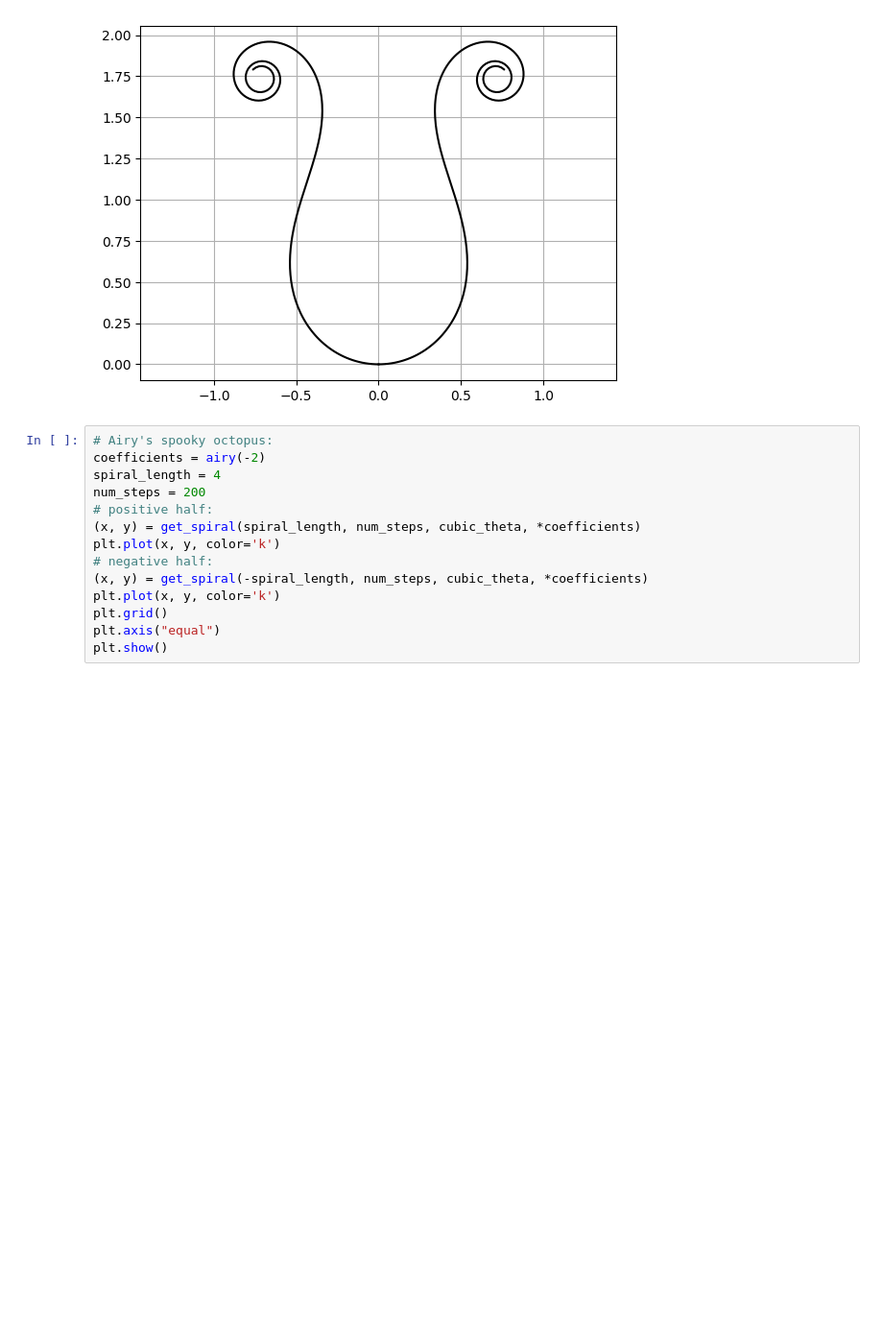
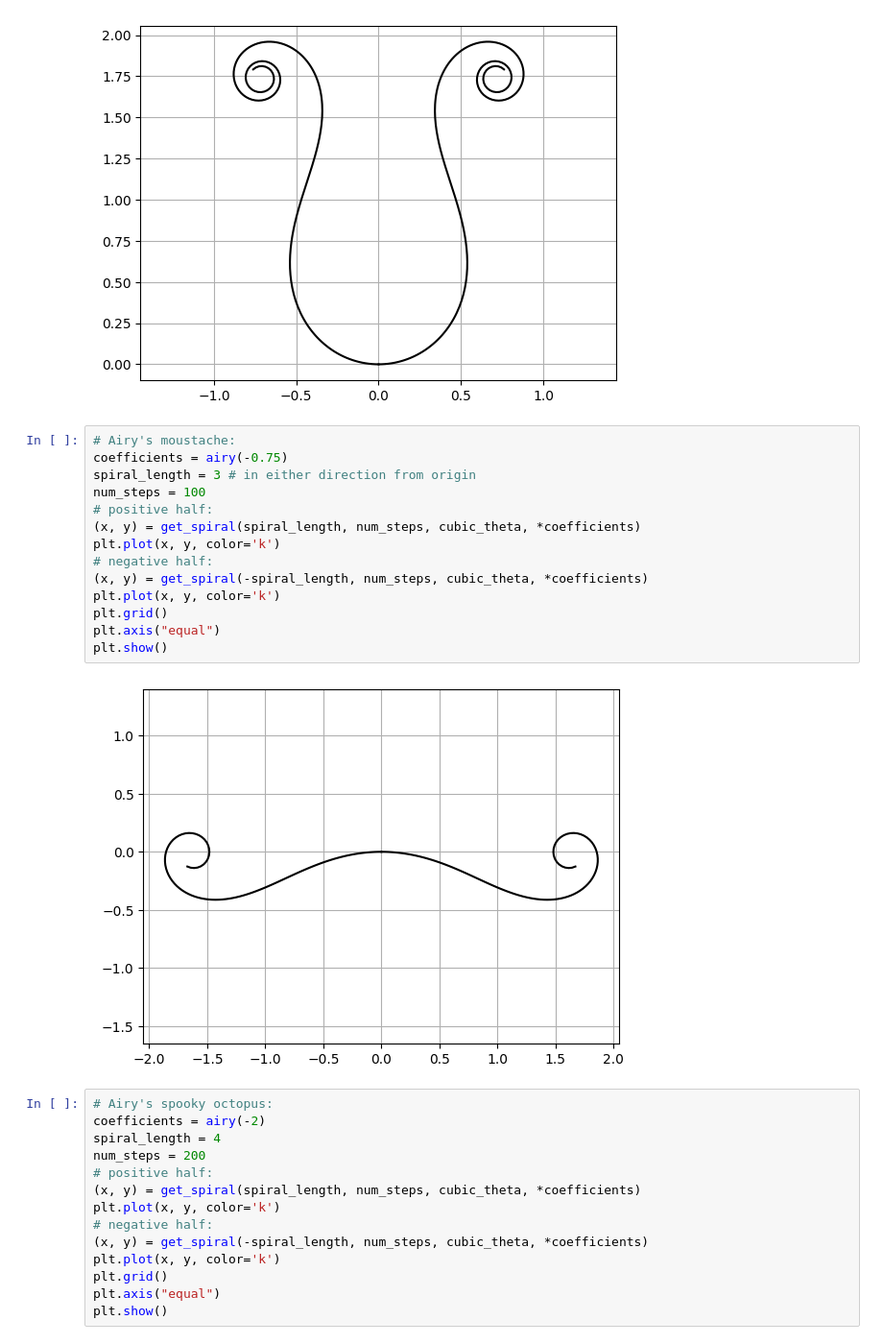
Before and after one commit to r-h-lee/toy-projects, a Jupyter notebook: spirals.ipynb, the cells around one changed output. Shown at 96% size. Cells and saved outputs as stored; diff of their text form; blank space fills up the shorter version.

```diff
--- a/spirals.ipynb
+++ b/spirals.ipynb
@@ -79,6 +79,22 @@ plt.axis("equal")
 plt.show()
 # %% [output]
 [figure]
+# %%
+# Airy's moustache:
+coefficients = airy(-0.75)
+spiral_length = 3 # in either direction from origin
+num_steps = 100
+# positive half:
+(x, y) = get_spiral(spiral_length, num_steps, cubic_theta, *coefficients)
+plt.plot(x, y, color='k')
+# negative half:
+(x, y) = get_spiral(-spiral_length, num_steps, cubic_theta, *coefficients)
+plt.plot(x, y, color='k')
+plt.grid()
+plt.axis("equal")
+plt.show()
+# %% [output]
+[figure, added]
 # %%
 # Airy's spooky octopus:
 coefficients = airy(-2)
```
Also changed, not shown: parts of 1 cell of this notebook.
